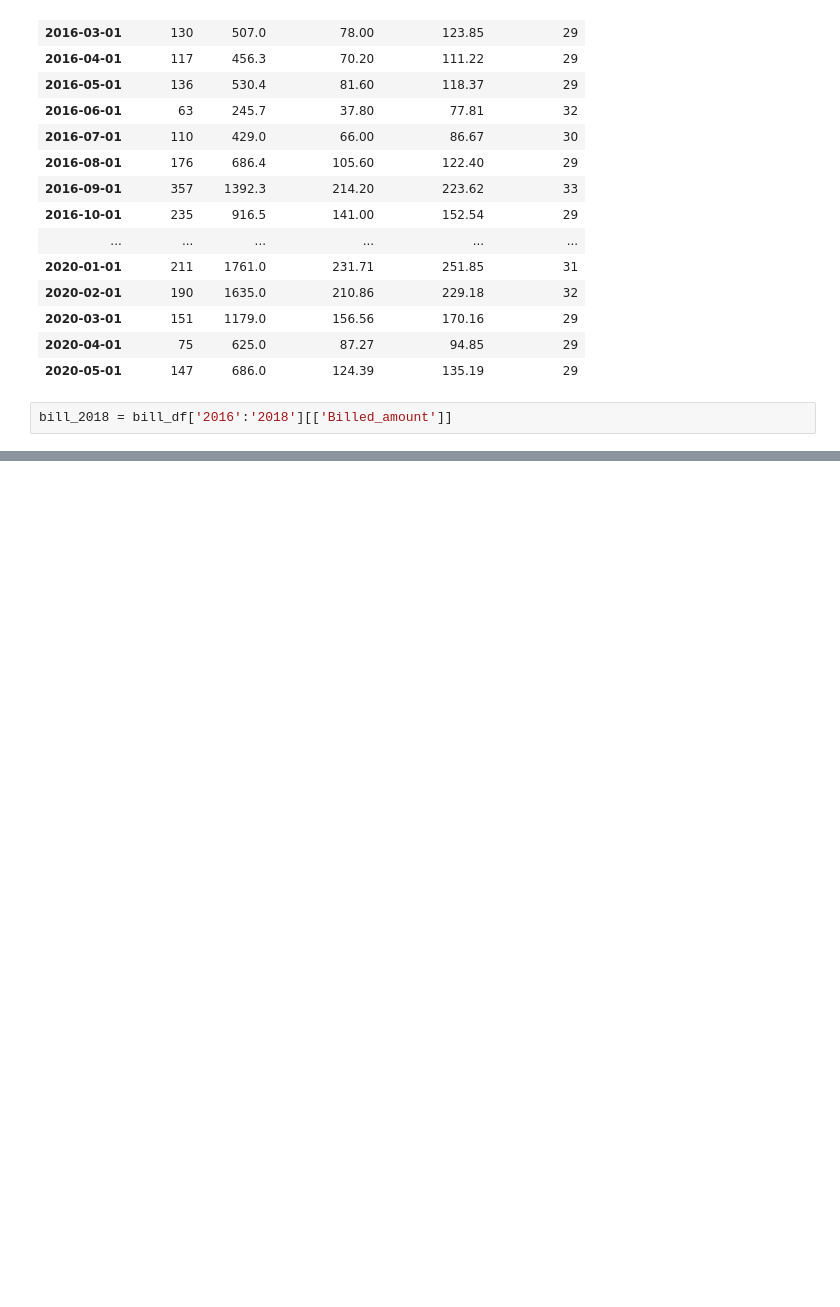
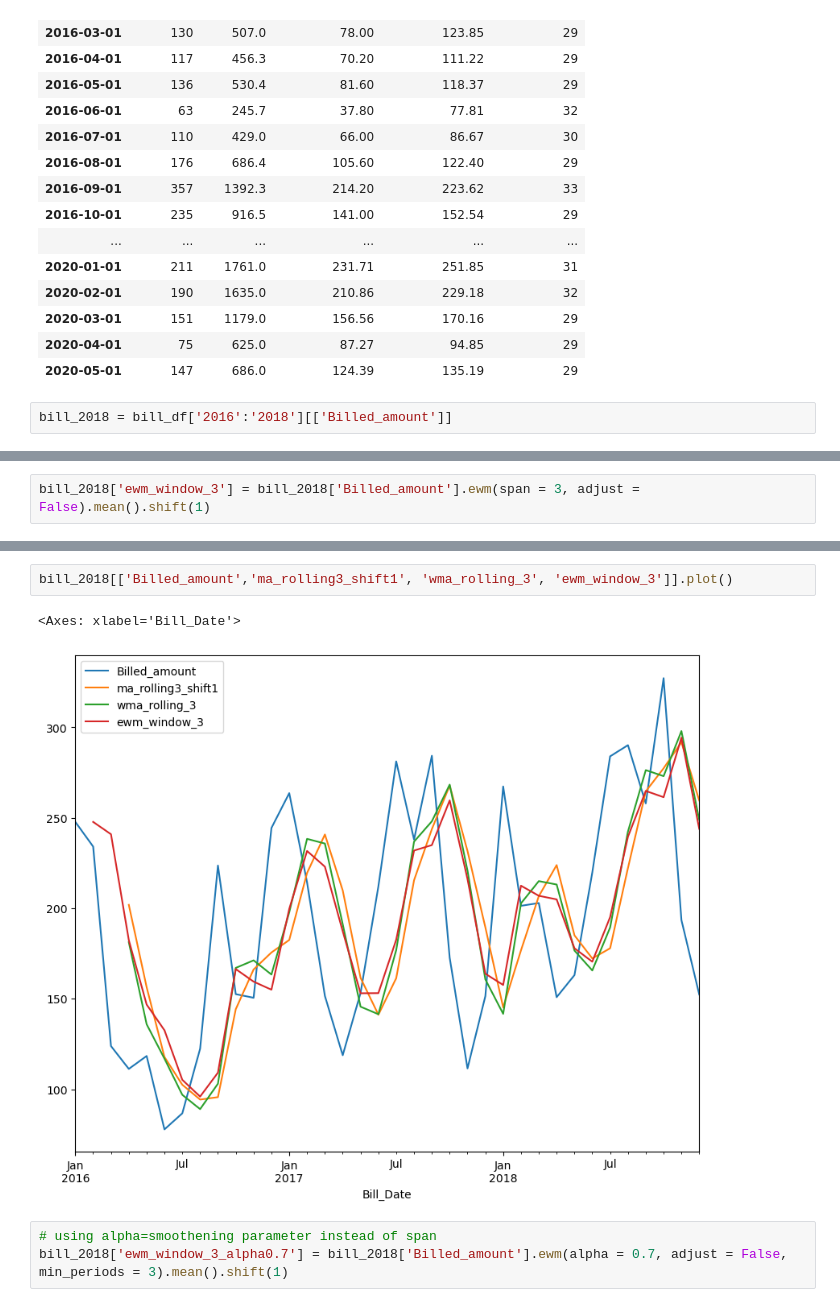
Before and after one commit to pragyasingh1729/TimeSeriesAnalysis, a Jupyter notebook: Part3-MovingAvg.ipynb, the cells around one changed output, grey strips where cells are left out. Drawn from its saved outputs; the diff is of its cells as text; blank space fills up the shorter version.

```diff
--- a/Part3-MovingAvg.ipynb
+++ b/Part3-MovingAvg.ipynb
@@ -94,0 +204,2 @@ $\frac{(t + (t-1) + (t-2) + ... + (t-n))}{n}$
+# %%
+bill_2018['ewm_window_3'] = bill_2018['Billed_amount'].ewm(span = 3, adjust = False).mean().shift(1)
@@ -94,0 +227,8 @@ $\frac{(t + (t-1) + (t-2) + ... + (t-n))}{n}$
+# %%
+bill_2018[['Billed_amount','ma_rolling3_shift1', 'wma_rolling_3', 'ewm_window_3']].plot()
+# %% [output]
+<Axes: xlabel='Bill_Date'>
+[figure, added]
+# %%
+# using alpha=smoothening parameter instead of span
+bill_2018['ewm_window_3_alpha0.7'] = bill_2018['Billed_amount'].ewm(alpha = 0.7, adjust = False, min_periods = 3).mean().shift(1)
```
Also changed, not shown: parts of 22 cells of this notebook.
